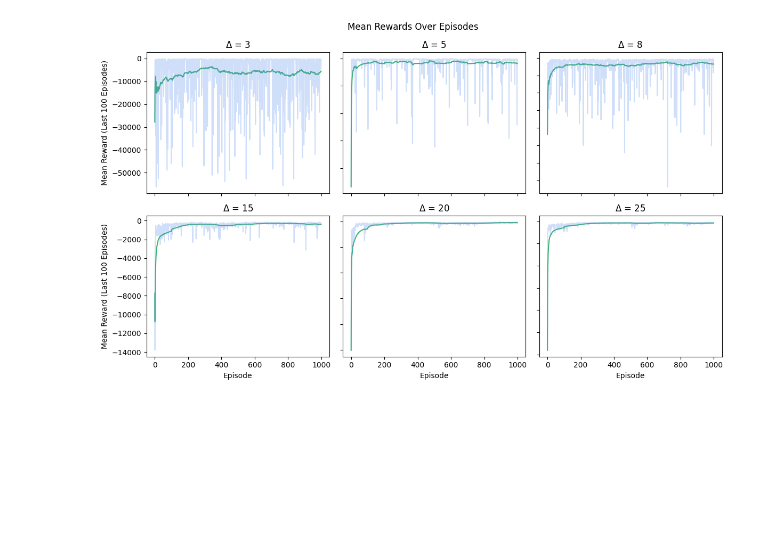
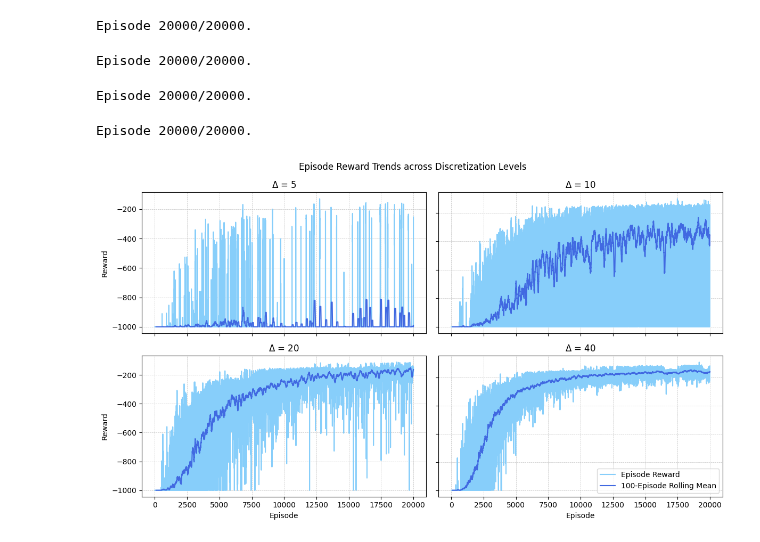
Before and after one commit to kuimetra/reinforcement_learning, a Jupyter notebook: problem_set4/ex4.ipynb, the cells around one changed output. Saved outputs shown, nothing was run; the diff lists cells and outputs as text; code cells hidden in the pictures; blank space fills up the shorter version.

Commit message:
rewards and success rate plots

```diff
--- a/problem_set4/ex4.ipynb
+++ b/problem_set4/ex4.ipynb
@@ -88,20 +108,41 @@ cumulative_rewards = {d_steps: q_learning(env, d_steps) for d_steps in [3, 5, 8,
+# %%
+Q_10, stats_10 = q_learning(env, n_discrete_steps=10)
+# %% [output]
+Episode 20000/20000.
+# %%
+Q_20, stats_20 = q_learning(env, n_discrete_steps=20)
+# %% [output]
+Episode 20000/20000.
+# %%
+Q_40, stats_40 = q_learning(env, n_discrete_steps=40)
+# %% [output]
+Episode 20000/20000.
+# %%
+Q_80, stats_80 = q_learning(env, n_discrete_steps=80)
+# %% [output]
+Episode 20000/20000.
+# %%
+discretization_levels = [5, 10, 20, 40]
 # %%
-fig, axes = plt.subplots(2, 3, figsize=(12, 7))
-fig.suptitle('Mean Rewards Over Episodes')
+fig, axes = plt.subplots(2, 2, figsize=(12, 7))
+fig.suptitle('Episode Reward Trends across Discretization Levels')
 
-for i, (n_discrete_steps, rewards) in enumerate(cumulative_rewards.items()):
-    ax = axes[i // 3, i % 3]
-    mean_rewards = [np.mean(rewards[max(0, i - 100):i + 1]) for i in range(len(rewards))]
+for i, (n_discrete_steps, stats) in enumerate(zip(discretization_levels, [stats_5, stats_10, stats_20, stats_40])):
+    ax = axes[i // 2, i % 2]
 
-    ax.plot(mean_rewards, color="mediumseagreen")
-    ax.plot(rewards, color="cornflowerblue", alpha=0.3)
+    episode_rolling_mean = pd.Series(stats["episode_reward"]).rolling(100).mean()
+    ax.plot(stats["episode_reward"], color="lightskyblue", label="Episode Reward")
+    ax.plot(episode_rolling_mean, color="royalblue", label="100-Episode Rolling Mean")
+
     ax.set_title(f'$\Delta$ = {n_discrete_steps}')
+    ax.grid(color='silver', linestyle='--', linewidth=0.5)
 
 for ax in axes.flat:
-    ax.set(xlabel='Episode', ylabel='Mean Reward (Last 100 Episodes)')
+    ax.set(xlabel='Episode', ylabel='Reward')
     ax.label_outer()
 
+plt.legend()
 plt.tight_layout()
 plt.show()
 # %% [output]
-[figure, old version]
+[figure, new version]
```
Also changed, not shown: parts of 5 cells of this notebook.
